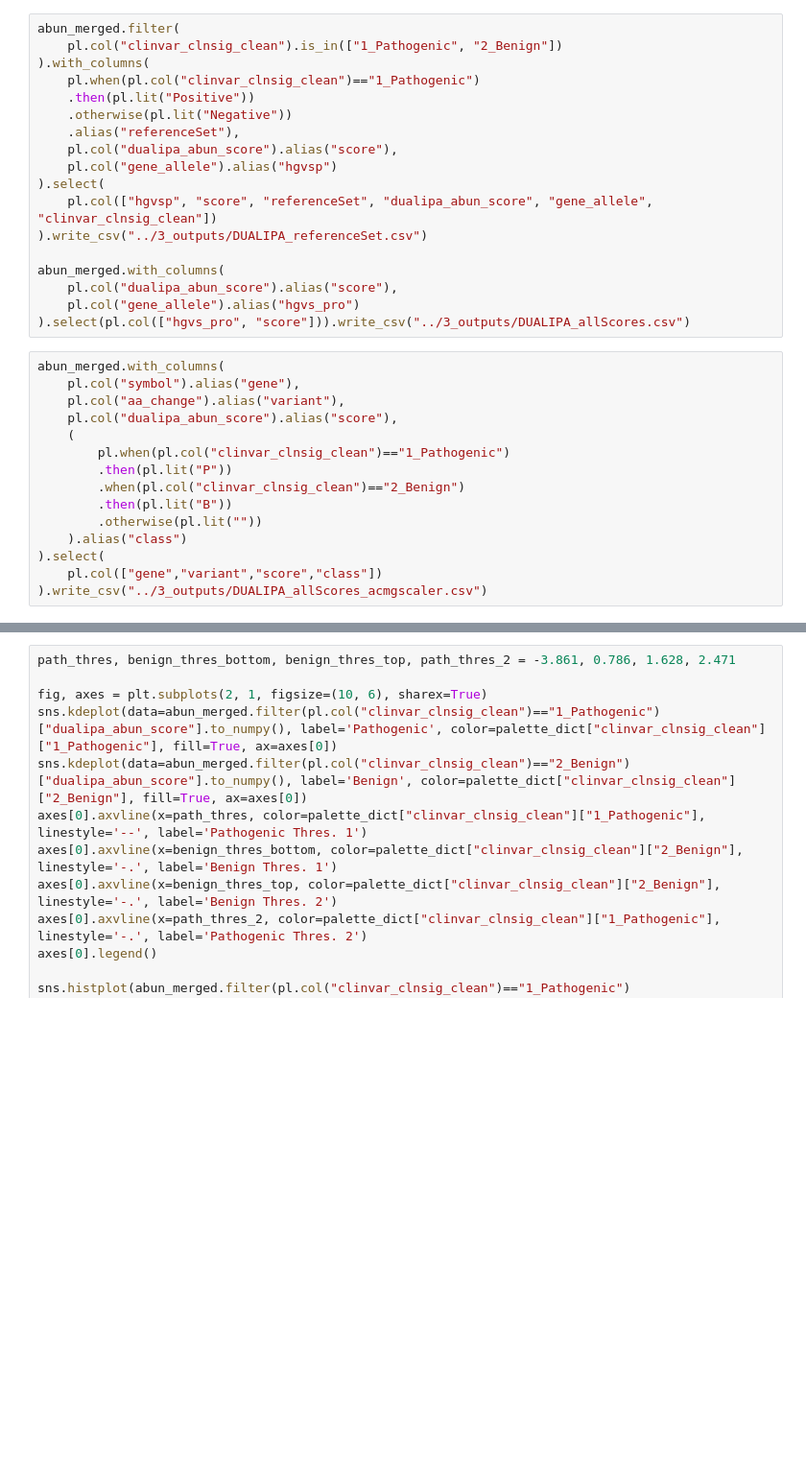
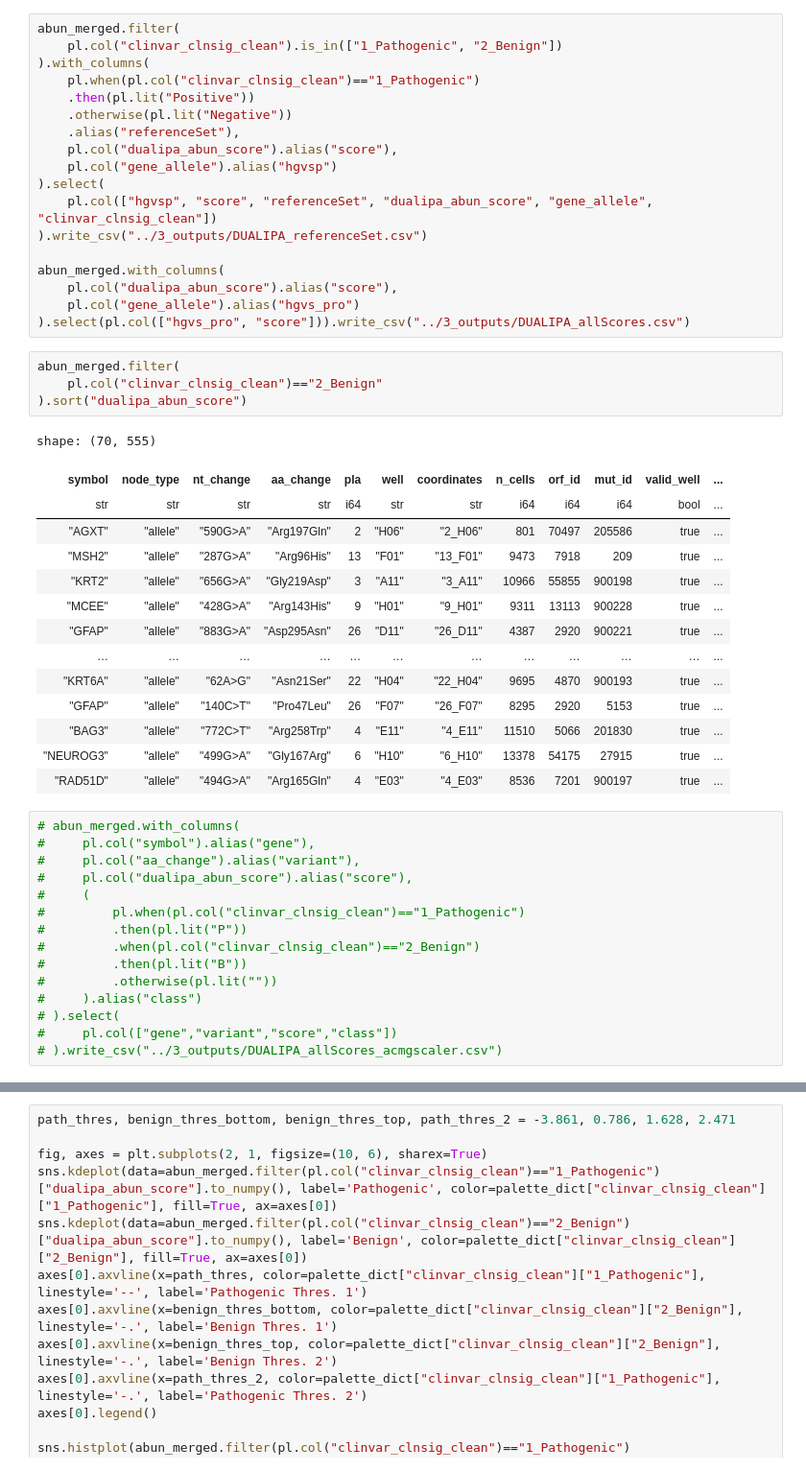
Before and after one commit to broadinstitute/2025_laval_submitted, a Jupyter notebook: 2_individual_assay_results/dual_ipa/2_analysis/4_summarize_results.ipynb, the cells around one changed output, grey strips where cells are left out. Shown at 96% size. Saved outputs shown, nothing was run; the diff lists cells and outputs as text; blank space fills up the shorter version.

Commit message:
Updating DUAL-IPA score calibration and imaging clustering analyses

```diff
--- a/2_individual_assay_results/dual_ipa/2_analysis/4_summarize_results.ipynb
+++ b/2_individual_assay_results/dual_ipa/2_analysis/4_summarize_results.ipynb
@@ -282,18 +282,37 @@ abun_merged.with_columns(
     pl.col("dualipa_abun_score").alias("score"),
     pl.col("gene_allele").alias("hgvs_pro")
 ).select(pl.col(["hgvs_pro", "score"])).write_csv("../3_outputs/DUALIPA_allScores.csv")
+# %%
+abun_merged.filter(
+    pl.col("clinvar_clnsig_clean")=="2_Benign"
+).sort("dualipa_abun_score")
+# %% [output]
+shape: (70, 555)
+| symbol | node_type | nt_change | aa_change | pla | well | coordinates | n_cells | orf_id | mut_id | valid_well | ... |
+| str | str | str | str | i64 | str | str | i64 | i64 | i64 | bool | ... |
+| "AGXT" | "allele" | "590G>A" | "Arg197Gln" | 2 | "H06" | "2_H06" | 801 | 70497 | 205586 | true | ... |
+| "MSH2" | "allele" | "287G>A" | "Arg96His" | 13 | "F01" | "13_F01" | 9473 | 7918 | 209 | true | ... |
+| "KRT2" | "allele" | "656G>A" | "Gly219Asp" | 3 | "A11" | "3_A11" | 10966 | 55855 | 900198 | true | ... |
+| "MCEE" | "allele" | "428G>A" | "Arg143His" | 9 | "H01" | "9_H01" | 9311 | 13113 | 900228 | true | ... |
+| "GFAP" | "allele" | "883G>A" | "Asp295Asn" | 26 | "D11" | "26_D11" | 4387 | 2920 | 900221 | true | ... |
+| … | … | … | … | … | … | … | … | … | … | … | ... |
+| "KRT6A" | "allele" | "62A>G" | "Asn21Ser" | 22 | "H04" | "22_H04" | 9695 | 4870 | 900193 | true | ... |
+| "GFAP" | "allele" | "140C>T" | "Pro47Leu" | 26 | "F07" | "26_F07" | 8295 | 2920 | 5153 | true | ... |
+| "BAG3" | "allele" | "772C>T" | "Arg258Trp" | 4 | "E11" | "4_E11" | 11510 | 5066 | 201830 | true | ... |
+| "NEUROG3" | "allele" | "499G>A" | "Gly167Arg" | 6 | "H10" | "6_H10" | 13378 | 54175 | 27915 | true | ... |
+| "RAD51D" | "allele" | "494G>A" | "Arg165Gln" | 4 | "E03" | "4_E03" | 8536 | 7201 | 900197 | true | ... |
 # %%
-abun_merged.with_columns(
-    pl.col("symbol").alias("gene"),
-    pl.col("aa_change").alias("variant"),
-    pl.col("dualipa_abun_score").alias("score"),
-    (
-        pl.when(pl.col("clinvar_clnsig_clean")=="1_Pathogenic")
-        .then(pl.lit("P"))
-        .when(pl.col("clinvar_clnsig_clean")=="2_Benign")
-        .then(pl.lit("B"))
-        .otherwise(pl.lit(""))
-    ).alias("class")
-).select(
-    pl.col(["gene","variant","score","class"])
-).write_csv("../3_outputs/DUALIPA_allScores_acmgscaler.csv")
+# abun_merged.with_columns(
+#     pl.col("symbol").alias("gene"),
+#     pl.col("aa_change").alias("variant"),
+#     pl.col("dualipa_abun_score").alias("score"),
+#     (
+#         pl.when(pl.col("clinvar_clnsig_clean")=="1_Pathogenic")
+#         .then(pl.lit("P"))
+#         .when(pl.col("clinvar_clnsig_clean")=="2_Benign")
+#         .then(pl.lit("B"))
+#         .otherwise(pl.lit(""))
+#     ).alias("class")
+# ).select(
+#     pl.col(["gene","variant","score","class"])
+# ).write_csv("../3_outputs/DUALIPA_allScores_acmgscaler.csv")
```
Also changed, not shown: parts of 3 cells of this notebook, 20 other files.
